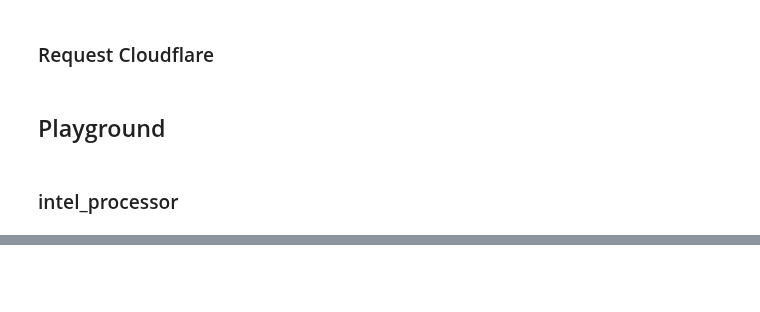
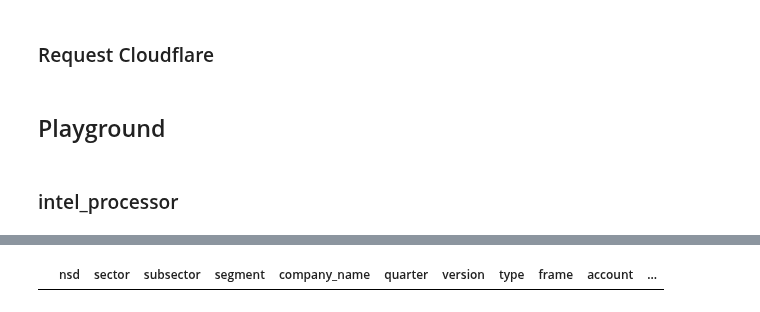
Before and after one commit to faustostangler/FLY_OLD, a Jupyter notebook: playground.ipynb, the cells around one changed output, grey strips where cells are left out. Cells and saved outputs as stored; diff of their text form; code cells hidden in the pictures; blank space fills up the shorter version.

```diff
--- a/playground.ipynb
+++ b/playground.ipynb
@@ -533,0 +490,11 @@ Empresa: 515. TELEMAR NORTE LESTE SA - 4609 linhas
+# %%
+csv_raw = r"D:\Fausto Stangler\Documentos\Python\FLY\tbl_statements_raw.csv"
+df_raw = pd.read_csv(csv_raw)
+# %%
+mask = (
+    df_raw["processed"].isna() | (df_raw["processed"] != df_raw["version"])
+)
+
+df_raw[mask]
+# %% [output]
+|  | nsd | sector | subsector | segment | company_name | quarter | version | type | frame | account | ... |
```
Also changed, not shown: parts of 19 cells of this notebook, 8 other files.
